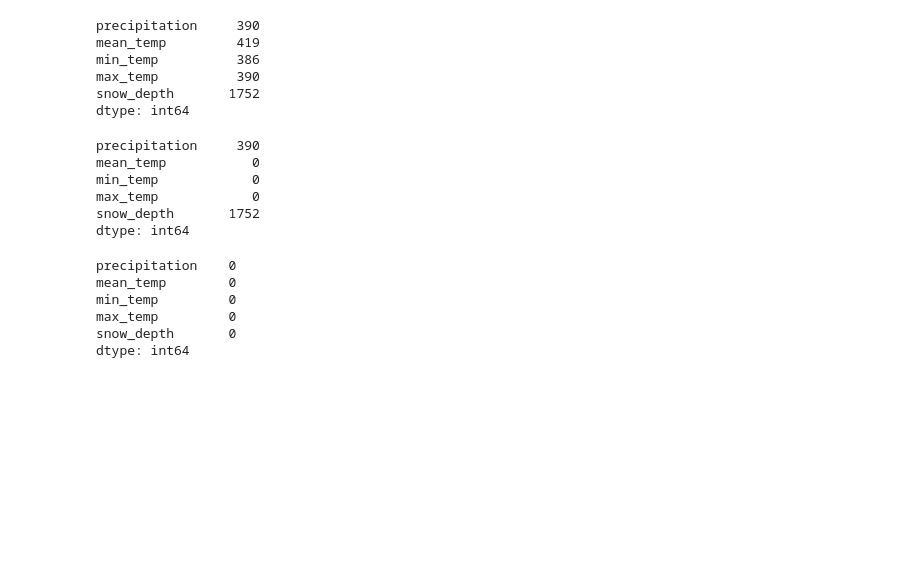
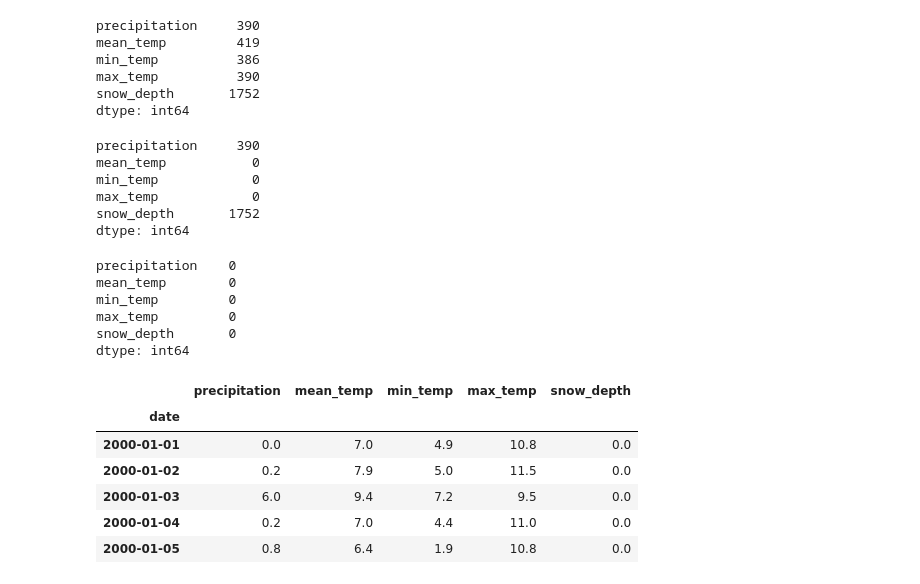
Before and after one commit to Mrammoss/Resampling-Datetime-Data, a Jupyter notebook: resampling.ipynb, the cells around one changed output. Drawn from its saved outputs; the diff is of its cells as text; code cells hidden in the pictures; blank space fills up the shorter version.

```diff
--- a/resampling.ipynb
+++ b/resampling.ipynb
@@ -100,10 +100,10 @@ df['min_temp'] = df['min_temp'].interpolate()
-# %%
-df.isna().sum()
-# %% [output]
-precipitation     390
-mean_temp           0
-min_temp            0
-max_temp            0
-snow_depth       1752
-dtype: int64
+# %%
+df_required.isna().sum()
+# %% [output]
+precipitation     390
+mean_temp           0
+min_temp            0
+max_temp            0
+snow_depth       1752
+dtype: int64
 # %%
@@ -123,0 +121,10 @@ from matplotlib import dates as mdates
+# %%
+df_required.head()
+# %% [output]
+|  | precipitation | mean_temp | min_temp | max_temp | snow_depth |
+| date |  |  |  |  |  |
+| 2000-01-01 | 0.0 | 7.0 | 4.9 | 10.8 | 0.0 |
+| 2000-01-02 | 0.2 | 7.9 | 5.0 | 11.5 | 0.0 |
+| 2000-01-03 | 6.0 | 9.4 | 7.2 | 9.5 | 0.0 |
+| 2000-01-04 | 0.2 | 7.0 | 4.4 | 11.0 | 0.0 |
+| 2000-01-05 | 0.8 | 6.4 | 1.9 | 10.8 | 0.0 |
```
Also changed, not shown: parts of 18 cells of this notebook.
